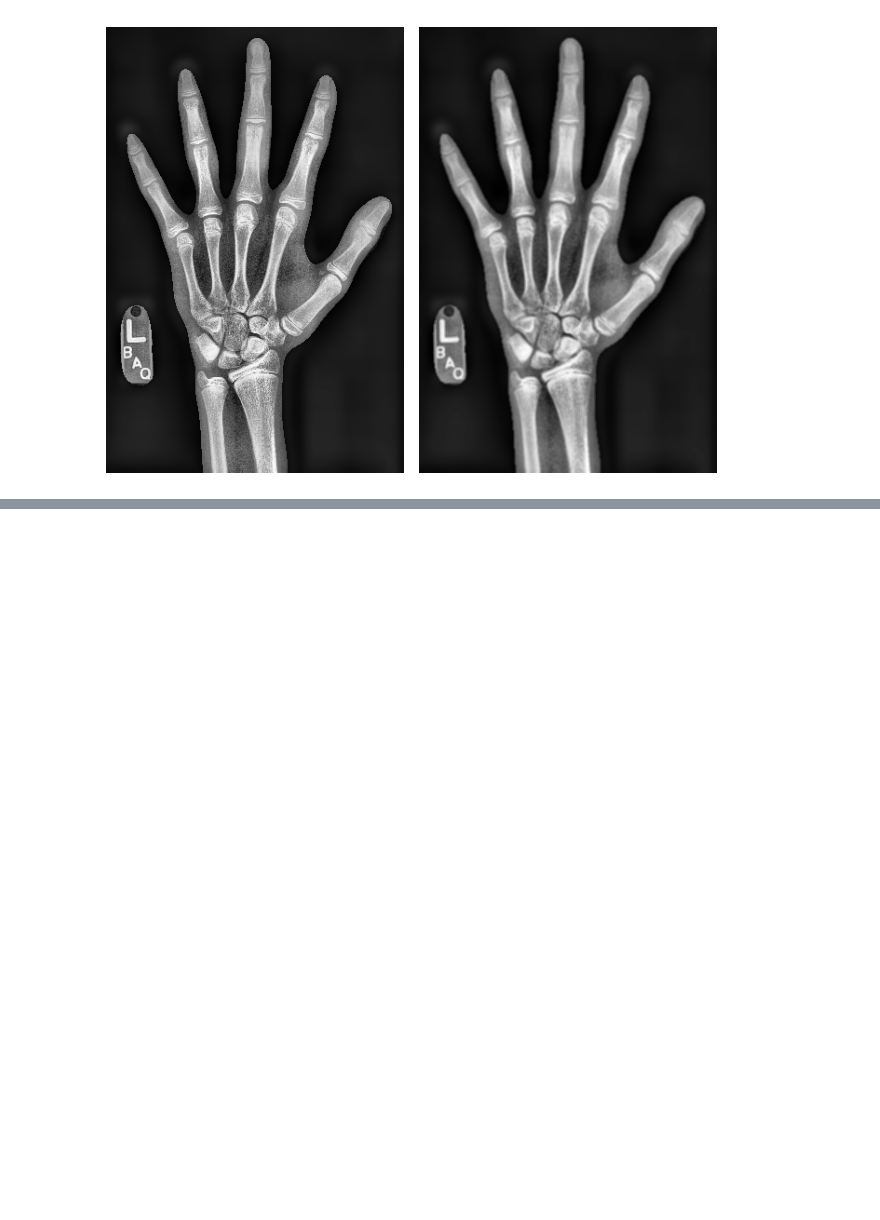
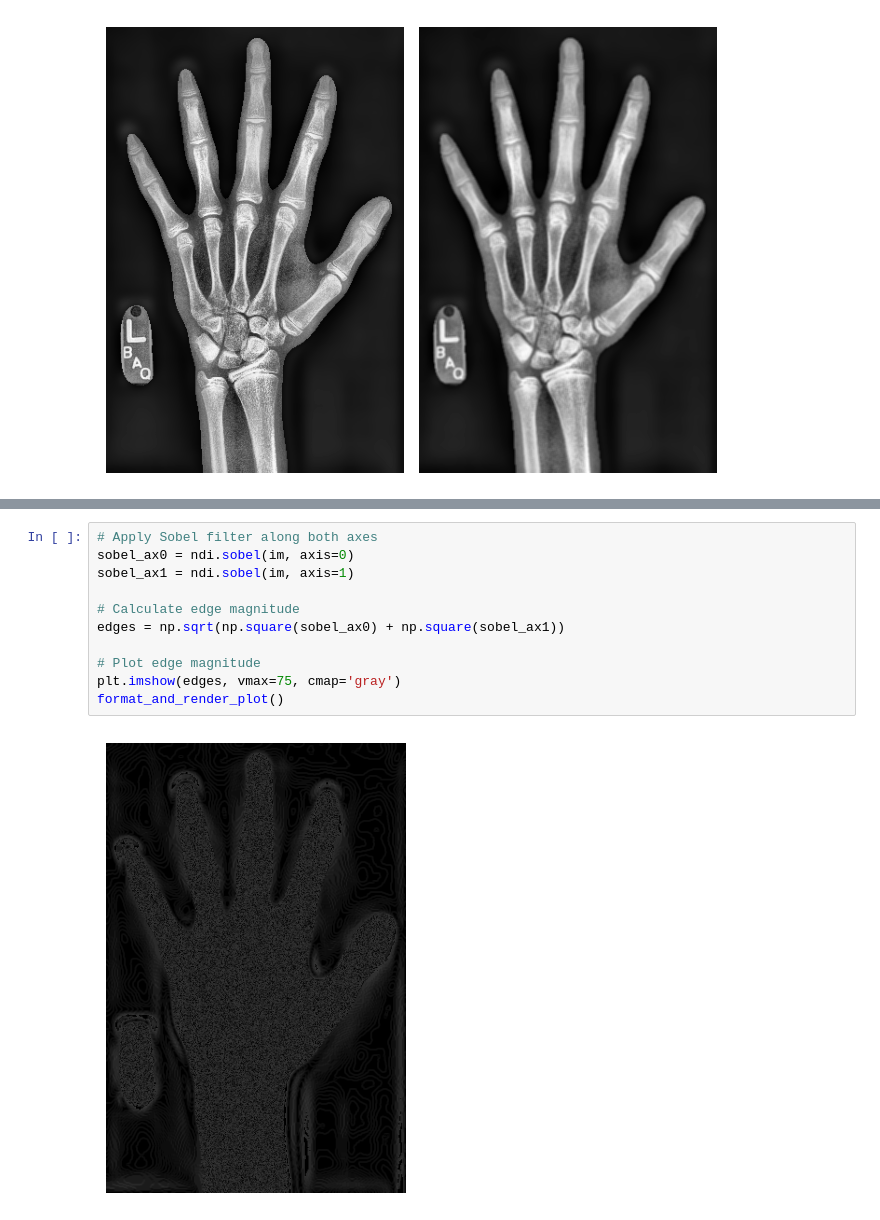
Before and after one commit to Prithviraj97/MachineLearning_Python, a Jupyter notebook: BioMedical Imaging/biomed_img.ipynb, the cells around one changed output, grey strips where cells are left out. Cells and saved outputs as stored; diff of their text form; blank space fills up the shorter version.

```diff
--- a/BioMedical Imaging/biomed_img.ipynb
+++ b/BioMedical Imaging/biomed_img.ipynb
@@ -280,0 +298,13 @@ format_and_render_plot()
+# %%
+# Apply Sobel filter along both axes
+sobel_ax0 = ndi.sobel(im, axis=0)
+sobel_ax1 = ndi.sobel(im, axis=1)
+
+# Calculate edge magnitude
+edges = np.sqrt(np.square(sobel_ax0) + np.square(sobel_ax1))
+
+# Plot edge magnitude
+plt.imshow(edges, vmax=75, cmap='gray')
+format_and_render_plot()
+# %% [output]
+[figure, added]
```
Also changed, not shown: parts of 3 cells of this notebook.
